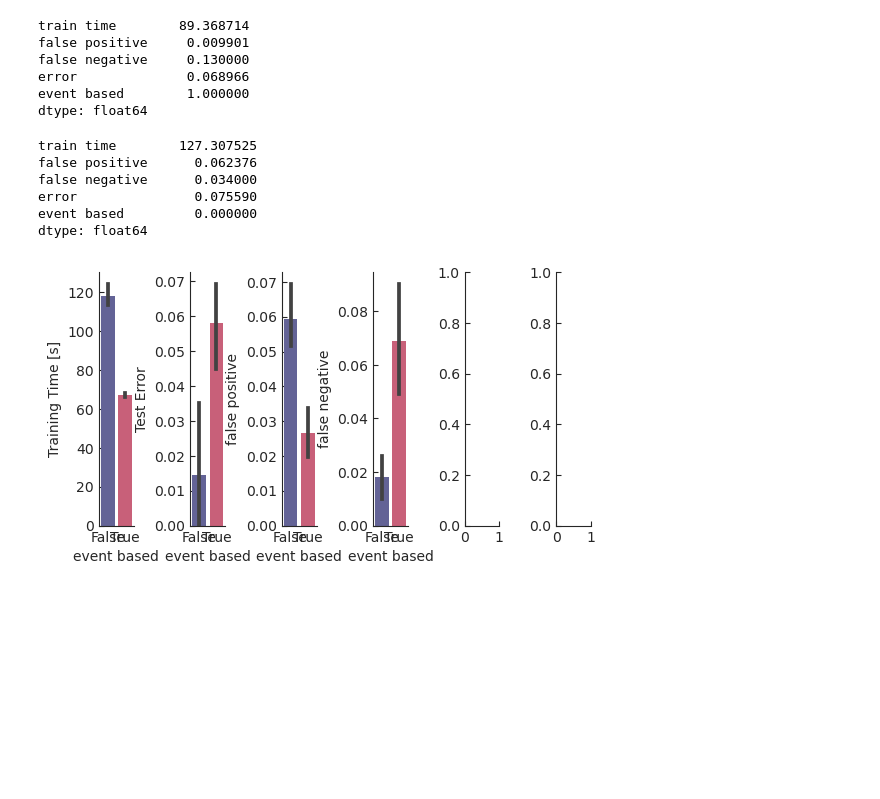
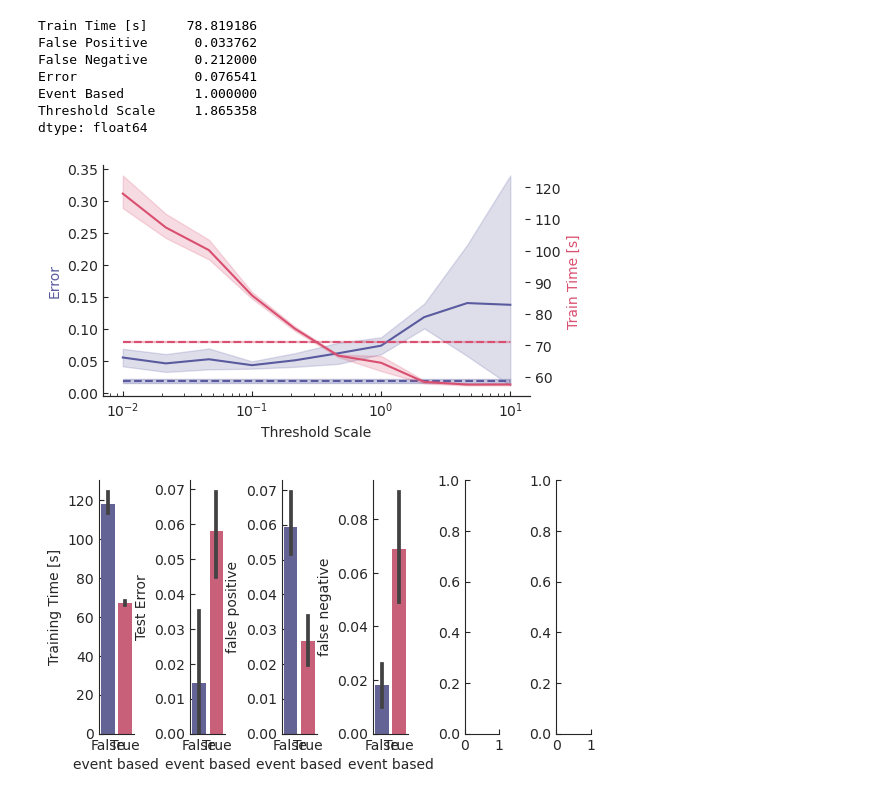
Before and after one commit to FabianSchubert/event_based_sequence_classification, a Jupyter notebook: experiments/gestures/results.ipynb, the cells around one changed output. Cells and saved outputs as stored; diff of their text form; code cells hidden in the pictures; blank space fills up the shorter version.

```diff
--- a/experiments/gestures/results.ipynb
+++ b/experiments/gestures/results.ipynb
@@ -7,3 +7,5 @@ from os import listdir
 from os.path import isfile, join
 import seaborn as sns
 plt.style.use("https://raw.githubusercontent.com/FabianSchubert/mpl_style/main/custom_style.mplstyle")
+
+col_cycle = plt.rcParams['axes.prop_cycle'].by_key()['color']
@@ -46,22 +57,65 @@ df_results
 # %%
-df_results[df_results["event based"]].mean()
+df_results[df_results["Event Based"]].mean()
 # %% [output]
-train time        89.368714
-false positive     0.009901
-false negative     0.130000
-error              0.068966
-event based        1.000000
+Train Time [s]     78.819186
+False Positive      0.033762
+False Negative      0.212000
+Error               0.076541
+Event Based         1.000000
+Threshold Scale     1.865358
 dtype: float64
-# %%
-
-df_results[df_results["event based"] == False].mean()
-# %% [output]
-train time        127.307525
-false positive      0.062376
-false negative      0.034000
-error               0.075590
-event based         0.000000
-dtype: float64
+# %%
+fig, ax = plt.subplots(1, 1, figsize=(5.5, 3))
+
+ax2 = ax.twinx()
+
+sns.lineplot(
+    data=df_results[df_results["Event Based"] == True],
+    x="Threshold Scale",
+    y="Error",
+    color=col_cycle[0],
+    ax=ax,
+)
+sns.lineplot(
+    data=df_results, x="Threshold Scale", y="Train Time [s]", color=col_cycle[1], ax=ax2
+)
+
+th_scale = [df_results["Threshold Scale"].min(), df_results["Threshold Scale"].max()]
+
+avg_cont = df_results[df_results["Event Based"] == False].mean()
+sem_cont = df_results[df_results["Event Based"] == False].sem()
+
+_avg_err_cont = avg_cont["Error"]
+_sem_err_cont = sem_cont["Error"]
+ax.plot(th_scale, [_avg_err_cont, _avg_err_cont], "--", color=col_cycle[0])
+ax.fill_between(
+    th_scale,
+    [_avg_err_cont - _sem_err_cont, _avg_err_cont - _sem_err_cont],
+    [_avg_err_cont + _sem_err_cont, _avg_err_cont + _sem_err_cont],
+    alpha=0.3,
+    color=col_cycle[0],
+)
+
+_avg_rt_cont = avg_cont["Train Time [s]"]
+_sem_rt_cont = sem_cont["Train Time [s]"]
+
+ax2.plot(th_scale, [_avg_rt_cont, _avg_rt_cont], "--", color=col_cycle[1])
+ax2.fill_between(
+    th_scale,
+    [_avg_rt_cont - _sem_rt_cont, _avg_rt_cont - _sem_rt_cont],
+    [_avg_rt_cont + _sem_rt_cont, _avg_rt_cont + _sem_rt_cont],
+    alpha=0.3,
+    color=col_cycle[1],
+)
+
+ax.set_xscale("log")
+
+ax.yaxis.label.set_color(col_cycle[0])
+ax2.yaxis.label.set_color(col_cycle[1])
+
+plt.show()
+# %% [output]
+[figure, added]
 # %%
 fig, ax = plt.subplots(2, 4, figsize=(5.5,3))
 
```
Also changed, not shown: parts of 5 cells of this notebook, 8 other files.
